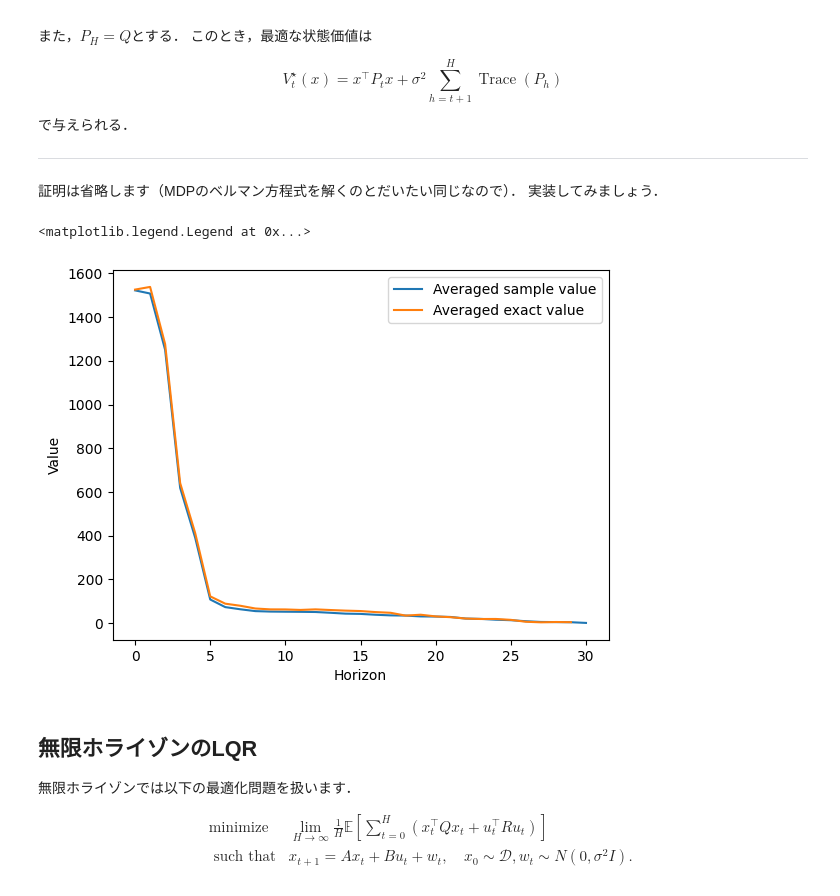
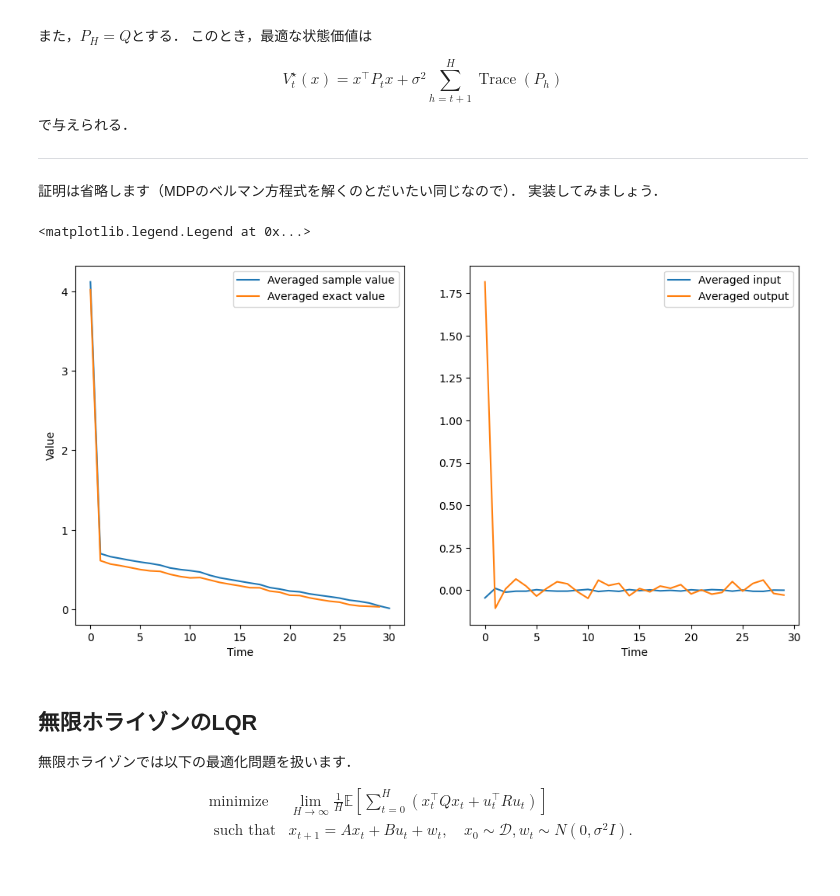
Before and after one commit to syuntoku14/Shumi-Note, a Jupyter notebook: notebooks/RL_LQR.ipynb, the cells around one changed output. Drawn from its saved outputs; the diff is of its cells as text; code cells hidden in the pictures.

```diff
--- a/notebooks/RL_LQR.ipynb
+++ b/notebooks/RL_LQR.ipynb
@@ -184,12 +192,19 @@ x0 = jax.random.normal(key, (d,))
 
 Vs = []
 Vstars = []
+inputs = []
+outputs = []
 for seed in range(10):
     x = x0.copy()
     V = []
     Vstar = []
+    xs = []
+    us = []
     for h in range(H):
         u = - gain[h] @ x
+
+        xs.append(x[0])
+        us.append(u)
 
         # 理論に基づいて最適な状態価値を計算します
         coststar = x.T @ P[h] @ x + mdp.sigma ** 2 * Ptrace[h+1:-1].sum()
@@ -211,18 +226,30 @@ for seed in range(10):
     V = jnp.cumsum(V)[::-1]
     Vs.append(V)
     Vstars.append(Vstar)
+    inputs.append(us)
+    outputs.append(xs)
 # %%
 mean_V = jnp.array(Vs).mean(axis=0)
 mean_Vstar = jnp.array(Vstars).mean(axis=0)
+mean_input = jnp.array(inputs).mean(axis=0)
+mean_output = jnp.array(outputs).mean(axis=0)
 
+plt.figure(figsize=(12, 6))
+plt.subplot(1, 2, 1)
 plt.plot(mean_V, label=f"Averaged sample value")
 plt.plot(mean_Vstar, label=f"Averaged exact value")
-plt.xlabel("Horizon")
+plt.xlabel("Time")
 plt.ylabel("Value")
 plt.legend()
+
+plt.subplot(1, 2, 2)
+plt.plot(mean_input, label=f"Averaged input")
+plt.plot(mean_output, label=f"Averaged output")
+plt.xlabel("Time")
+plt.legend()
 # %% [output]
 <matplotlib.legend.Legend at 0x...>
-[figure, old version]
+[figure, new version]
 # %% [markdown]
 ## 無限ホライゾンのLQR
 
```
Also changed, not shown: parts of 1 cell of this notebook, 3 other files.
